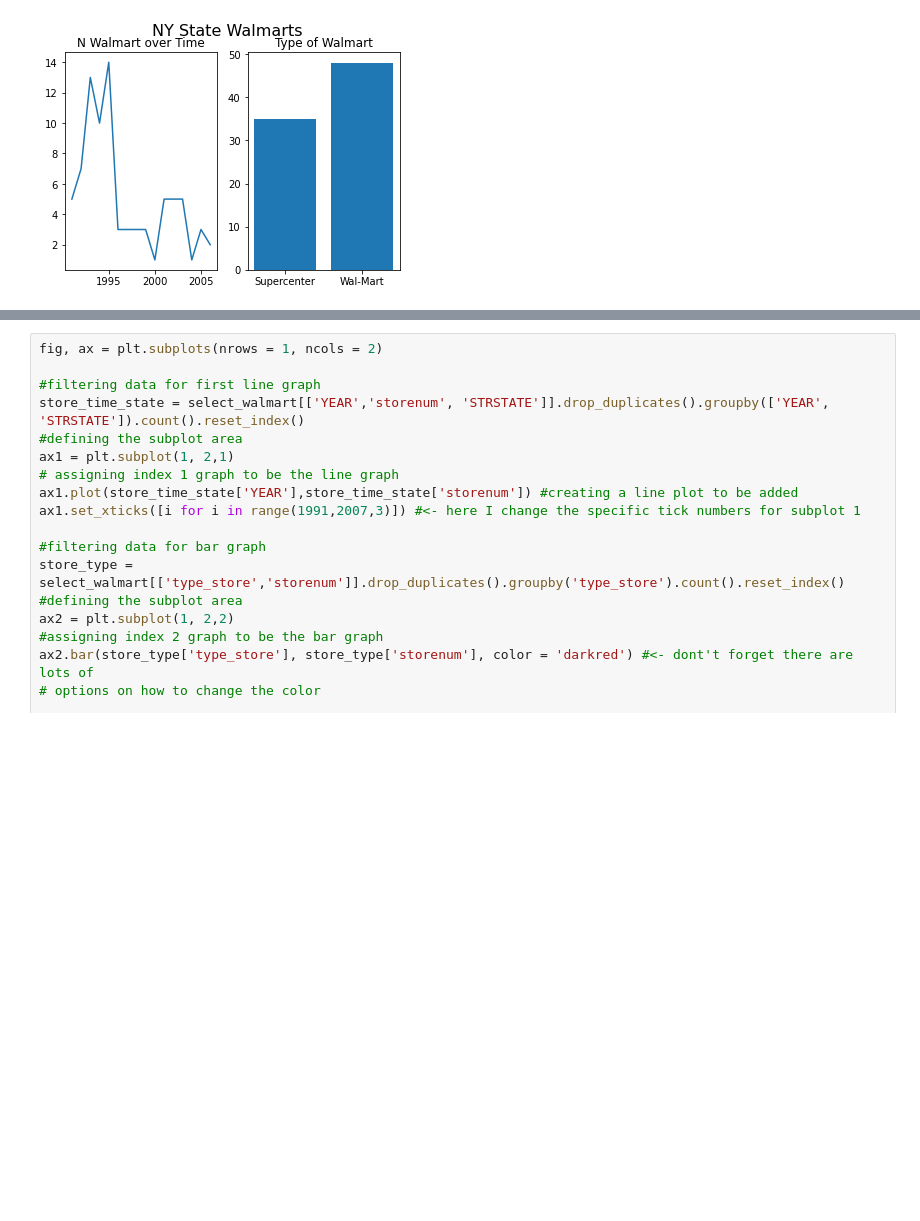
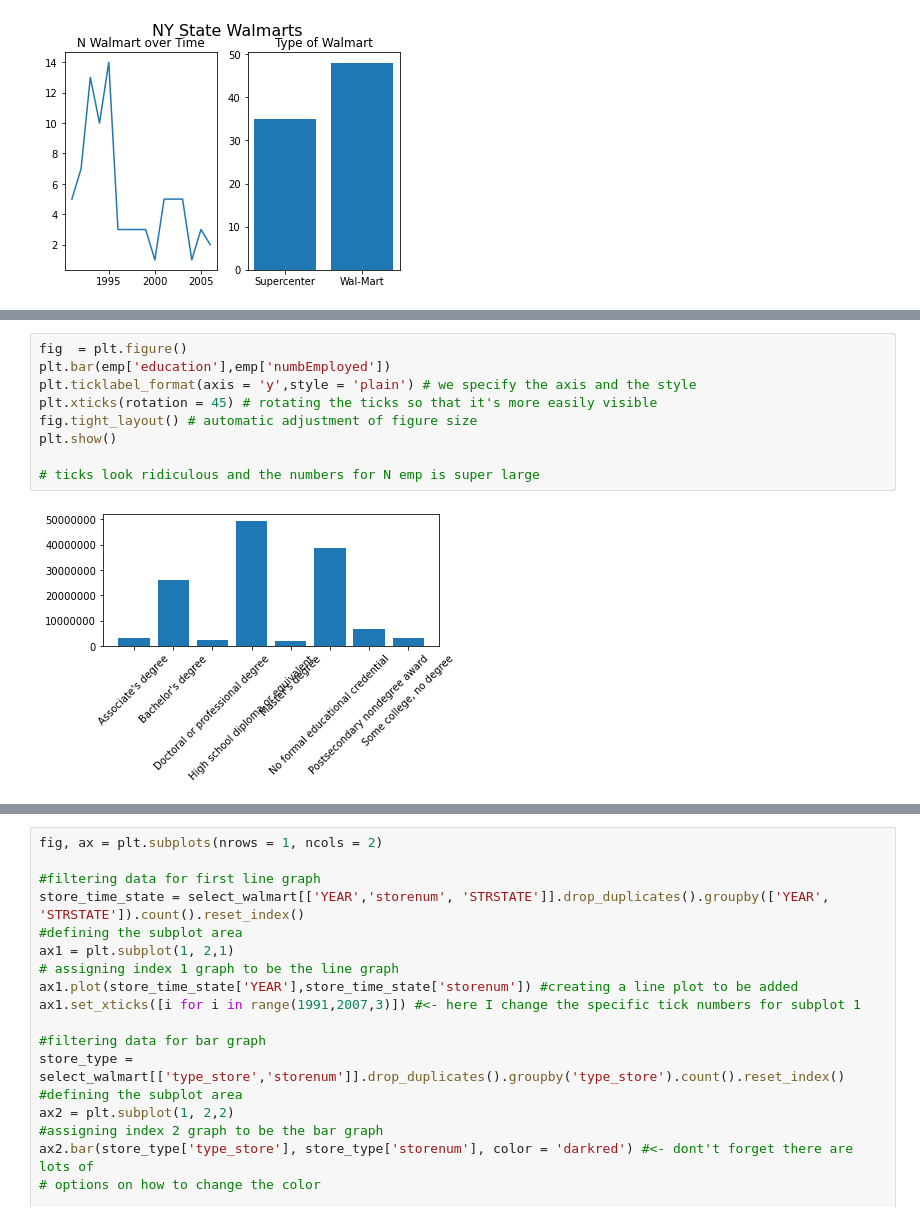
Before and after one commit to somethingabout/Data_Analysis_Python_R, a Jupyter notebook: Becoming a Viz Kid part 2/Lecture 9.ipynb, the cells around one changed output, grey strips where cells are left out. Drawn from its saved outputs; the diff is of its cells as text; blank space fills up the shorter version.

```diff
--- a/Becoming a Viz Kid part 2/Lecture 9.ipynb
+++ b/Becoming a Viz Kid part 2/Lecture 9.ipynb
@@ -247,0 +272,11 @@ plt.show()
+# %%
+fig  = plt.figure()
+plt.bar(emp['education'],emp['numbEmployed'])
+plt.ticklabel_format(axis = 'y',style = 'plain') # we specify the axis and the style
+plt.xticks(rotation = 45) # rotating the ticks so that it's more easily visible
+fig.tight_layout() # automatic adjustment of figure size
+plt.show()
+
+# ticks look ridiculous and the numbers for N emp is super large
+# %% [output]
+[figure, added]
```
Also changed, not shown: parts of 8 cells of this notebook, 2 other files.
